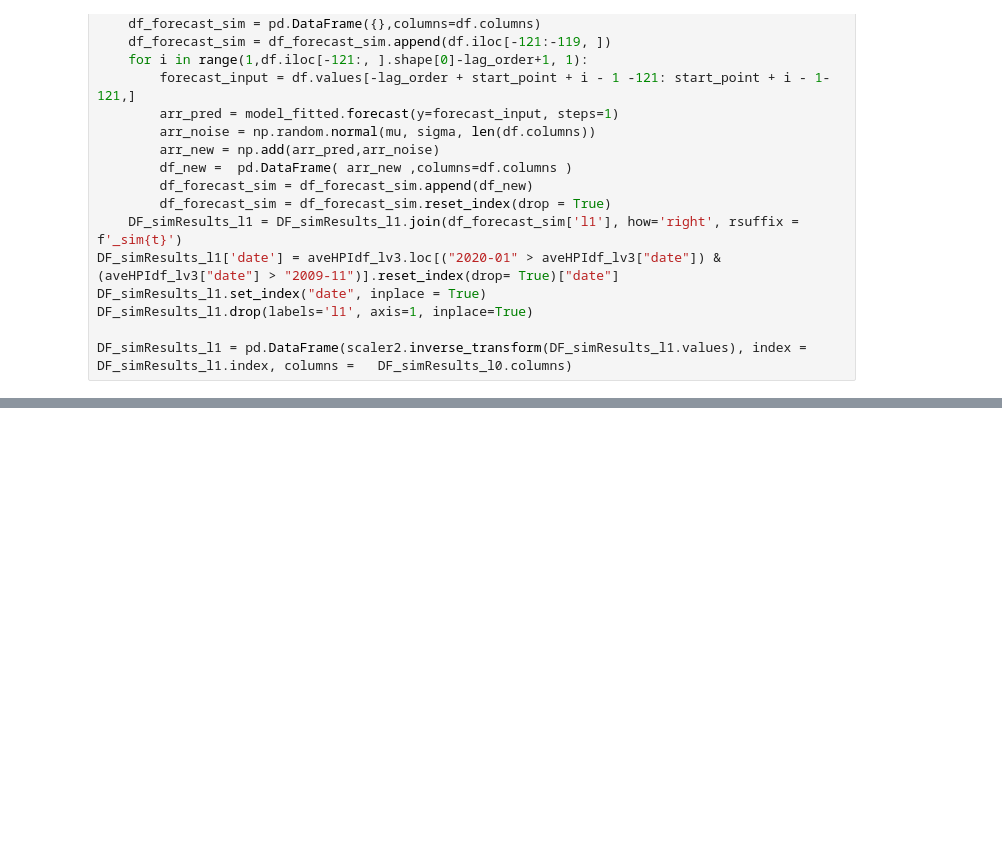
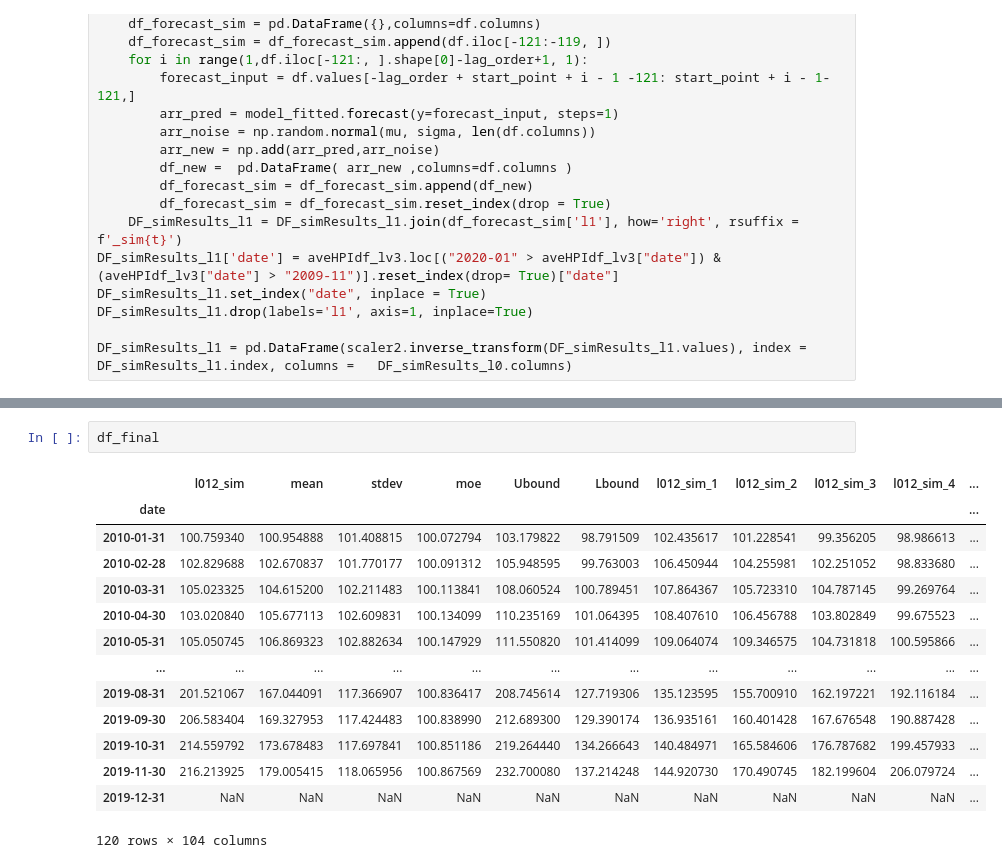
Before and after one commit to LyuLingfeng95/PhDProject1, a Jupyter notebook: Project1_p3(sa4).ipynb, the cells around one changed output, grey strips where cells are left out. Cells and saved outputs as stored; diff of their text form; blank space fills up the shorter version.

```diff
--- a/Project1_p3(sa4).ipynb
+++ b/Project1_p3(sa4).ipynb
@@ -2487,4 +2511,21 @@ if len(df["Hedonic Home Value Index"]) > 360:
 #         sim_res_example['Lbound'] = sim_res_example['mean'] - sim_res_example['moe']
 
 df_final = 2**sim_res_example*100
+# %%
+df_final
+# %% [output]
+|  | l012_sim | mean | stdev | moe | Ubound | Lbound | l012_sim_1 | l012_sim_2 | l012_sim_3 | l012_sim_4 | ... |
+| date |  |  |  |  |  |  |  |  |  |  | ... |
+| 2010-01-31 | 100.759340 | 100.954888 | 101.408815 | 100.072794 | 103.179822 | 98.791509 | 102.435617 | 101.228541 | 99.356205 | 98.986613 | ... |
+| 2010-02-28 | 102.829688 | 102.670837 | 101.770177 | 100.091312 | 105.948595 | 99.763003 | 106.450944 | 104.255981 | 102.251052 | 98.833680 | ... |
+| 2010-03-31 | 105.023325 | 104.615200 | 102.211483 | 100.113841 | 108.060524 | 100.789451 | 107.864367 | 105.723310 | 104.787145 | 99.269764 | ... |
+| 2010-04-30 | 103.020840 | 105.677113 | 102.609831 | 100.134099 | 110.235169 | 101.064395 | 108.407610 | 106.456788 | 103.802849 | 99.675523 | ... |
+| 2010-05-31 | 105.050745 | 106.869323 | 102.882634 | 100.147929 | 111.550820 | 101.414099 | 109.064074 | 109.346575 | 104.731818 | 100.595866 | ... |
+| ... | ... | ... | ... | ... | ... | ... | ... | ... | ... | ... | ... |
+| 2019-08-31 | 201.521067 | 167.044091 | 117.366907 | 100.836417 | 208.745614 | 127.719306 | 135.123595 | 155.700910 | 162.197221 | 192.116184 | ... |
+| 2019-09-30 | 206.583404 | 169.327953 | 117.424483 | 100.838990 | 212.689300 | 129.390174 | 136.935161 | 160.401428 | 167.676548 | 190.887428 | ... |
+| 2019-10-31 | 214.559792 | 173.678483 | 117.697841 | 100.851186 | 219.264440 | 134.266643 | 140.484971 | 165.584606 | 176.787682 | 199.457933 | ... |
+| 2019-11-30 | 216.213925 | 179.005415 | 118.065956 | 100.867569 | 232.700080 | 137.214248 | 144.920730 | 170.490745 | 182.199604 | 206.079724 | ... |
+| 2019-12-31 | NaN | NaN | NaN | NaN | NaN | NaN | NaN | NaN | NaN | NaN | ... |
+120 rows × 104 columns
 # %%
```
Also changed, not shown: parts of 27 cells of this notebook.
